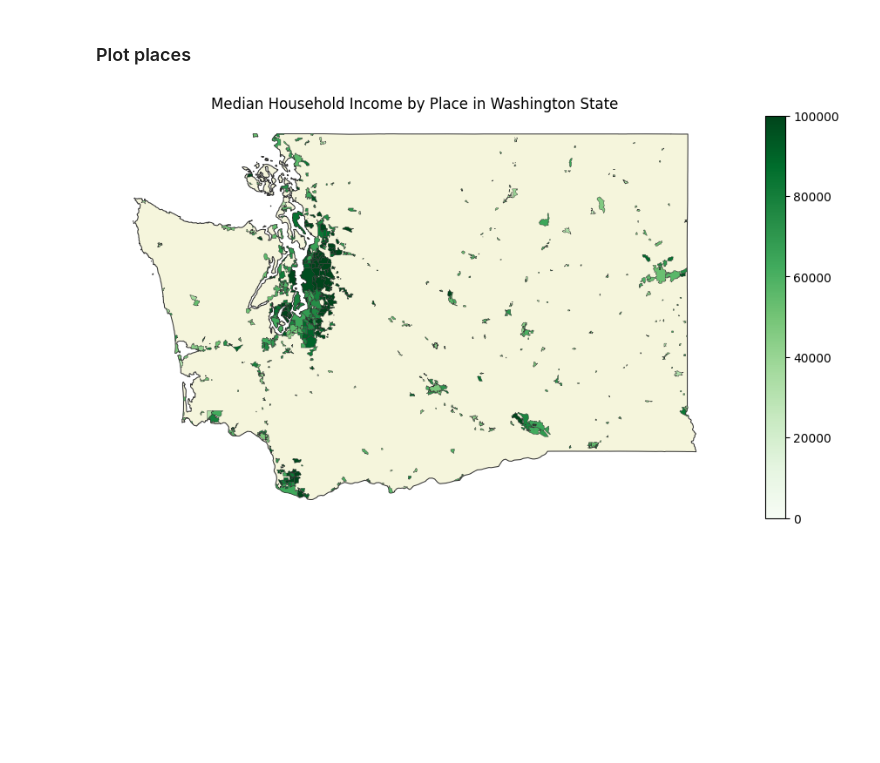
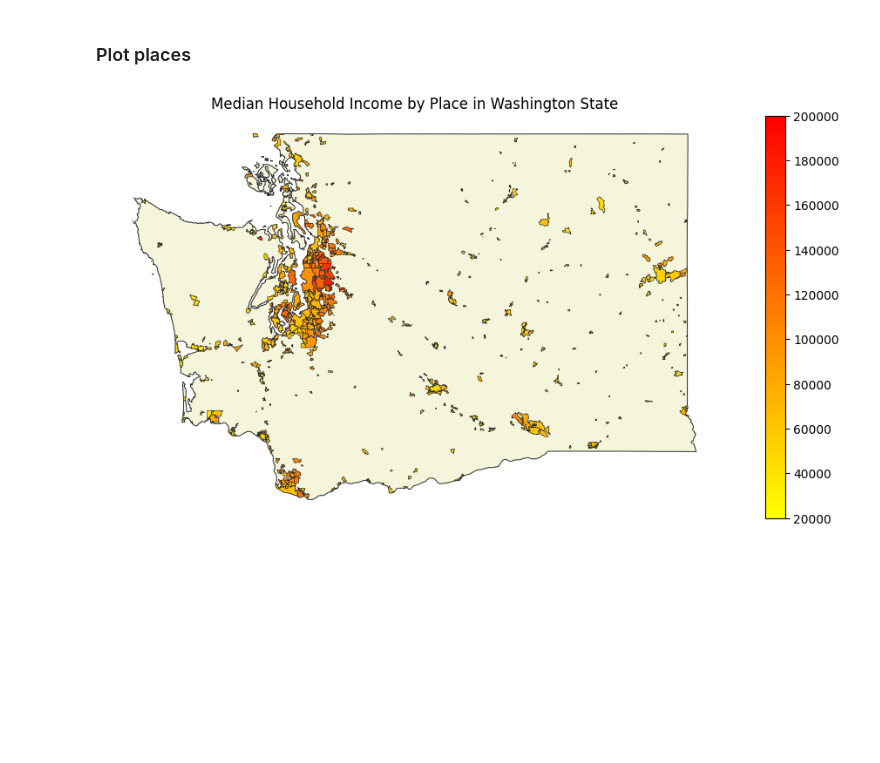
Before and after one commit to vengroff/censusdis-tutorial, a Jupyter notebook: Tutorial.ipynb, the cells around one changed output. Saved outputs shown, nothing was run; the diff lists cells and outputs as text; code cells hidden in the pictures.

```diff
--- a/Tutorial.ipynb
+++ b/Tutorial.ipynb
@@ -584,26 +584,27 @@ gdf_wa_places.head()
 # %%
 gdf_wa_state = gdf_states[gdf_states['STATE']==states.WA]
 
 ax = gdf_wa_state.plot(linewidth=0.75, color='beige', edgecolor='#333', figsize=(12, 6))
 
 ax = gdf_wa_places.plot(
     'B19013_001E',
 
-    cmap='Greens',
+    cmap='autumn_r',
     edgecolor='#333',
-    linewidth=0.3,
-    vmin=0,
-    vmax=100_000,
+    linewidth=0.5,
+
+    vmin=20_000,
+    vmax=200_000,
 
     legend=True,
     ax=ax
 )
 
 ax.set_title("Median Household Income by Place in Washington State")
 ax.axis('off')
 None
 # %% [output]
-[figure, old version]
+[figure, new version]
 # %% [markdown]
 <br/><br/><br/><br/><br/><br/><br/><br/><br/>
 # %% [markdown]
```
Also changed, not shown: parts of 4 cells of this notebook, 4 other files.
